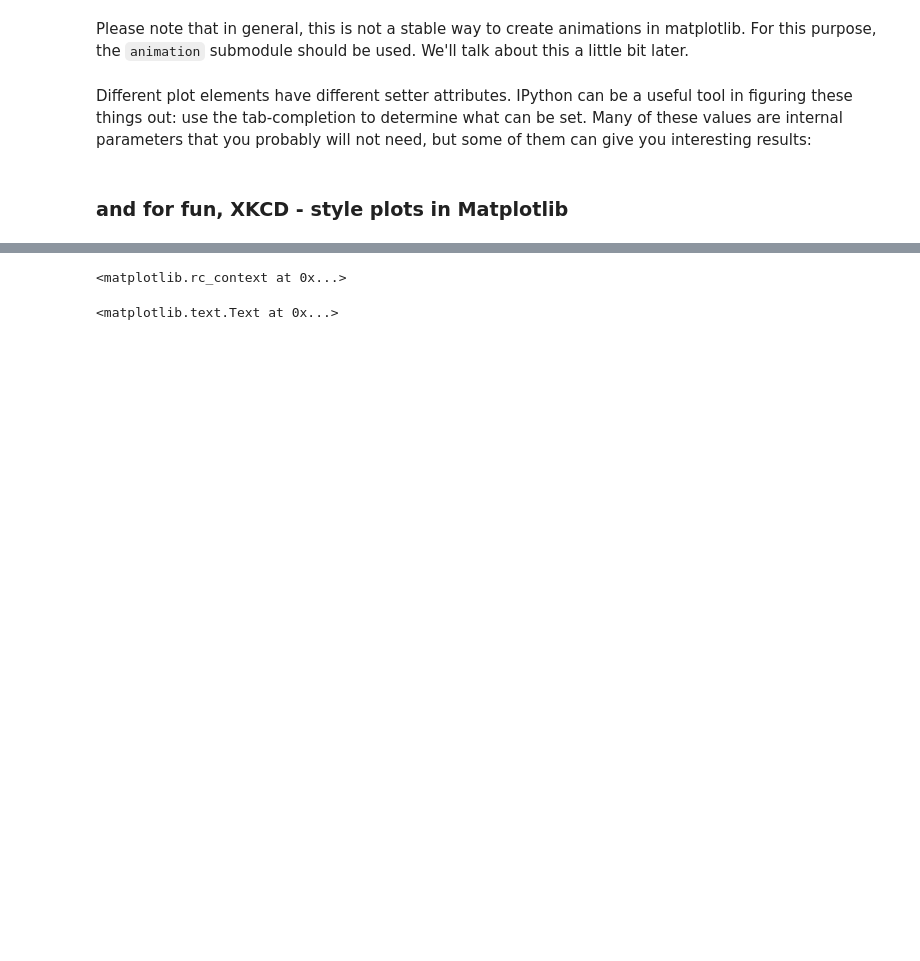
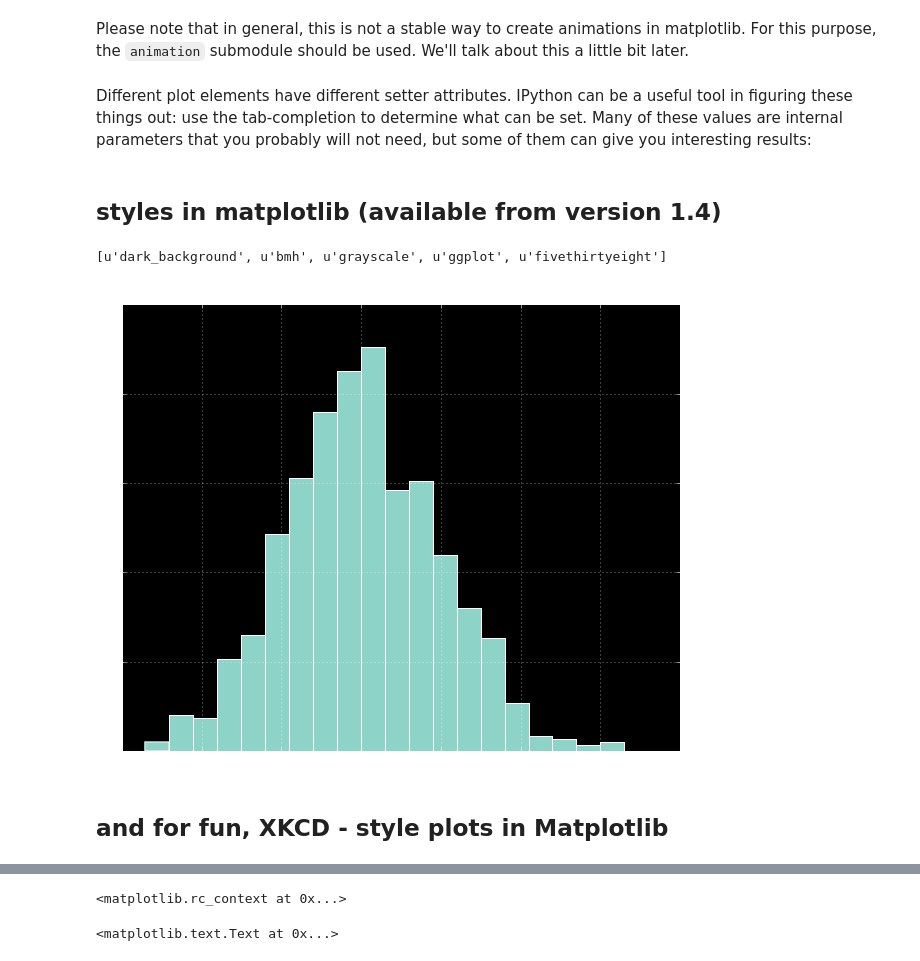
Before and after one commit to nicolasfauchereau/Kiwi_pycon, a Jupyter notebook: Matplotlib.ipynb, the cells around one changed output, grey strips where cells are left out. Saved outputs shown, nothing was run; the diff lists cells and outputs as text; code cells hidden in the pictures; blank space fills up the shorter version.

```diff
--- a/Matplotlib.ipynb
+++ b/Matplotlib.ipynb
@@ -180,3 +180,5 @@ you probably will not need, but some of them can give you interesting
 results:
 # %%
 txt.s
+# %% [markdown]
+## styles in matplotlib (available from version 1.4)
@@ -183,2 +190,15 @@ txt.s
+# %%
+style.available
+# %% [output]
+[u'dark_background', u'bmh', u'grayscale', u'ggplot', u'fivethirtyeight']
+# %%
+style.use('dark_background')
+# %%
+plt.figure(figsize=(10,8))
+plt.hist(np.random.randn(1000), bins=20, normed=True)
+plt.title('histogram')
+plt.grid()
+# %% [output]
+[figure, added]
 # %% [markdown]
-### and for fun, XKCD - style plots in Matplotlib
+## and for fun, XKCD - style plots in Matplotlib
```
Also changed, not shown: parts of 4 cells of this notebook, 12 other files.
